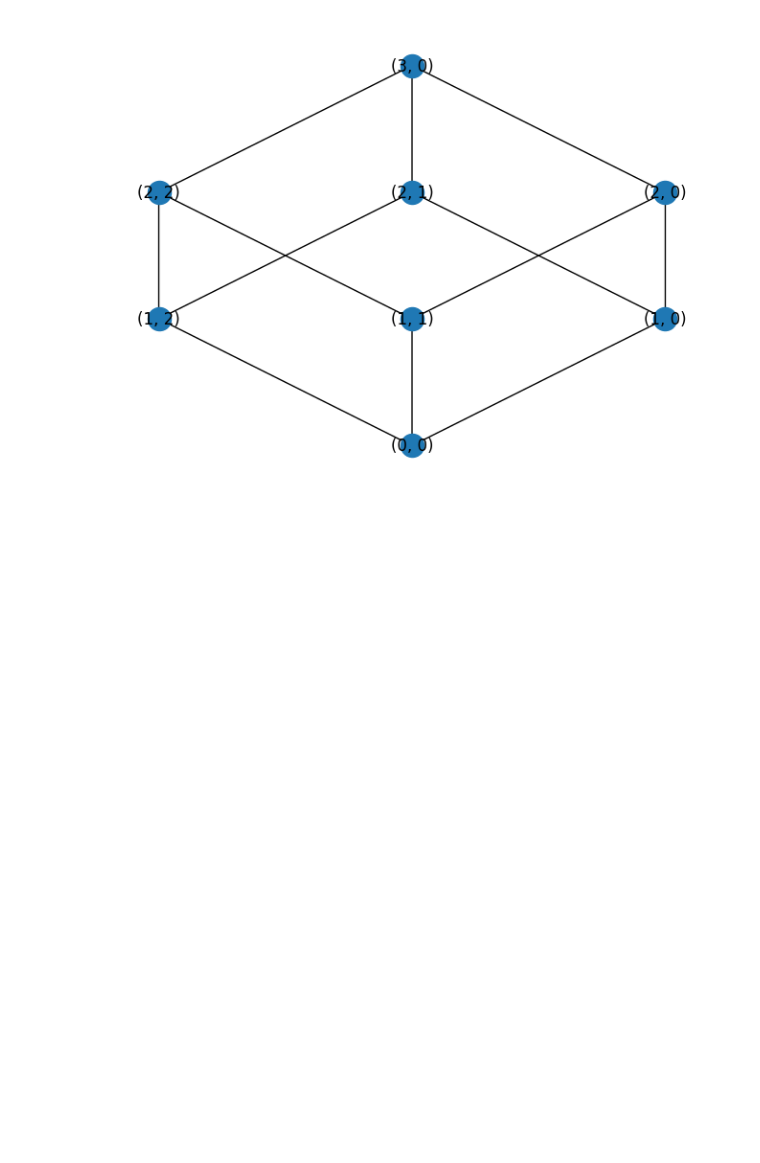
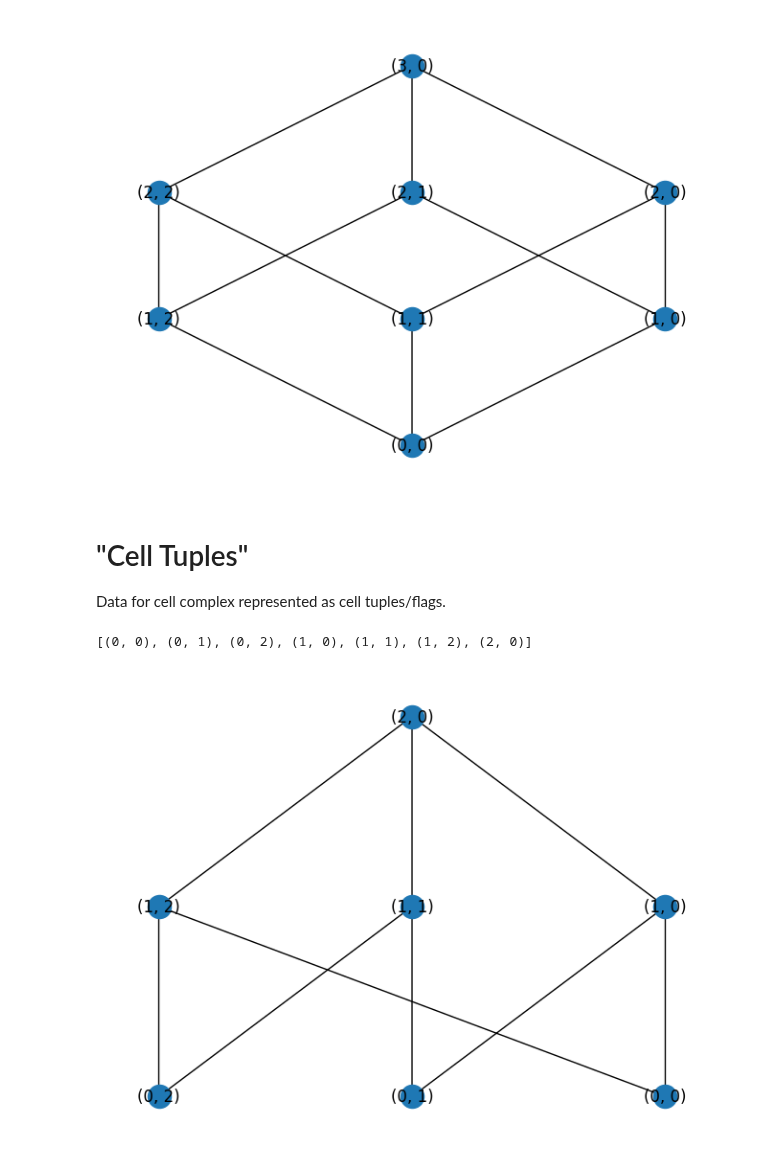
Before and after one commit to filonik/filonik.github.io, a Jupyter notebook: projects/notebooks/Hasse.ipynb, the cells around one changed output. Saved outputs shown, nothing was run; the diff lists cells and outputs as text; code cells hidden in the pictures; blank space fills up the shorter version.

```diff
--- a/projects/notebooks/Hasse.ipynb
+++ b/projects/notebooks/Hasse.ipynb
@@ -81,3 +81,26 @@ fn = data.fn()
 Hasse(domain, fn).display()
 # %% [output]
 [figure]
+# %% [markdown]
+# "Cell Tuples"
+
+Data for cell complex represented as cell tuples/flags.
+# %%
+data = [
+    (0, 0, 0),
+    (1, 0, 0),
+    (1, 1, 0),
+    (2, 1, 0),
+    (2, 2, 0),
+    (0, 2, 0),
+]
+# %%
+domain = sorted(set([(j, data[i][j]) for i in range(len(data)) for j in range(len(data[i]))]))
+domain
+# %% [output]
+[(0, 0), (0, 1), (0, 2), (1, 0), (1, 1), (1, 2), (2, 0)]
+# %%
+fn = lambda x, y: x==y or y[0]-x[0] == 1 and any(map(lambda c: c[x[0]]==x[1] and c[y[0]] ==y[1], data))
+Hasse(domain, fn).display()
+# %% [output]
+[figure, added]
```
Also changed, not shown: parts of 11 cells of this notebook.
